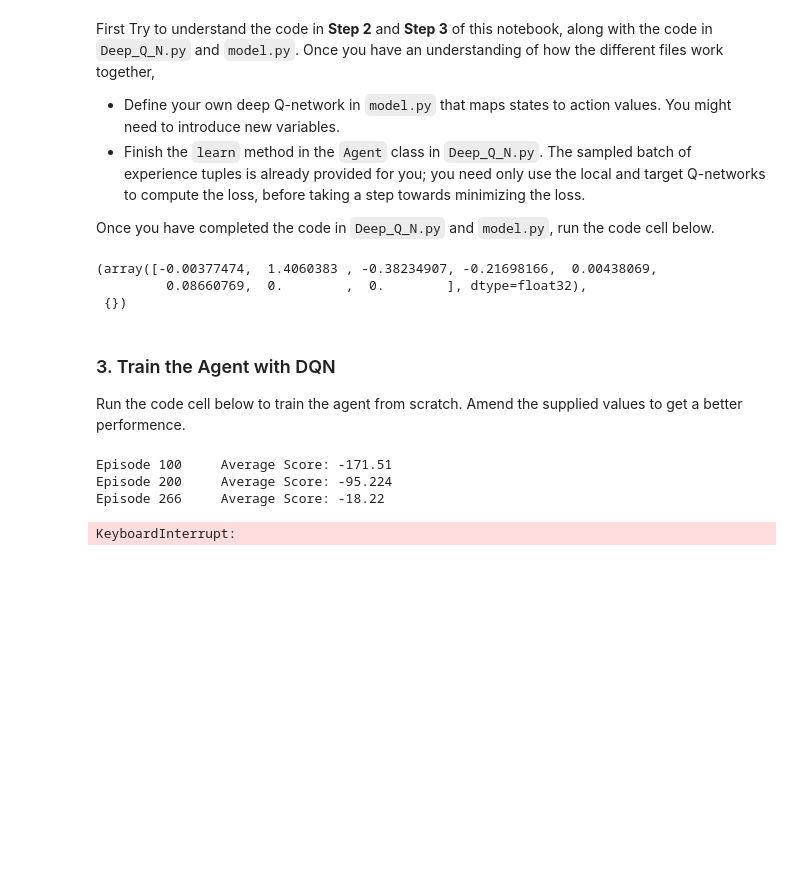
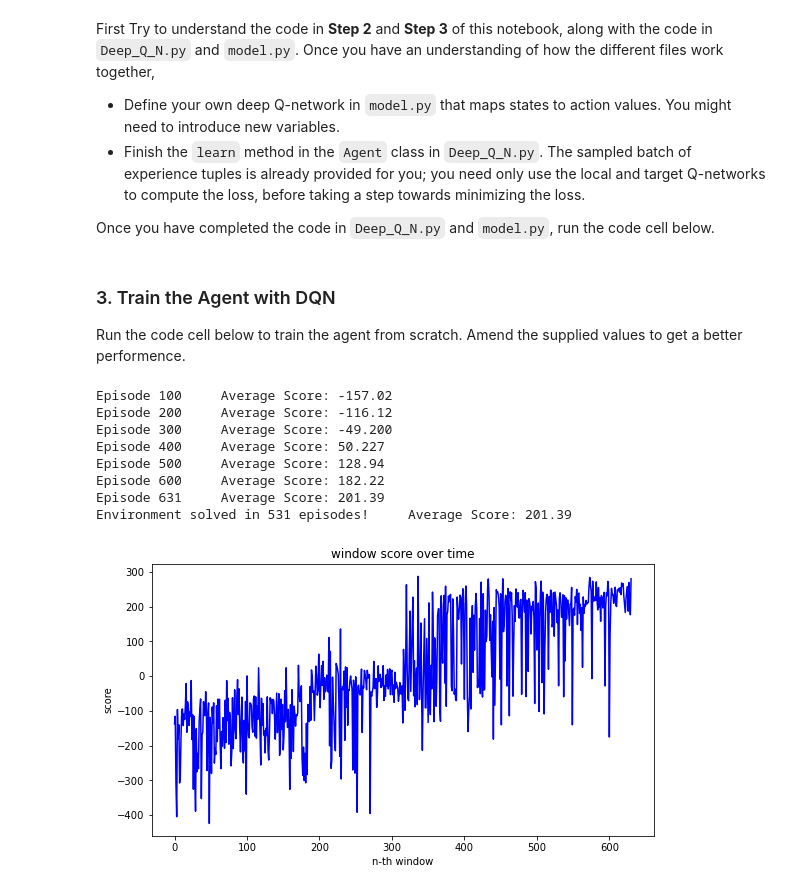
Before and after one commit to soligits/lunar-lander-rl, a Jupyter notebook: Deep_Q_Network.ipynb, the cells around one changed output. Drawn from its saved outputs; the diff is of its cells as text; code cells hidden in the pictures; blank space fills up the shorter version.

```diff
--- a/Deep_Q_Network.ipynb
+++ b/Deep_Q_Network.ipynb
@@ -58,19 +45,13 @@ from Deep_Q_N import Agent
 agent = Agent(state_size=8, action_size=4, seed=0)
 
 # watch an untrained agent
-state = env.reset()[0]
+state = env.reset(seed=0)[0]
 for j in range(200):
     action = agent.act(state)
     env.render()
     state, reward, done, _, _ = env.step(action)
     if done:
         break
-
-env.reset()
-# %% [output]
-(array([-0.00377474,  1.4060383 , -0.38234907, -0.21698166,  0.00438069,
-         0.08660769,  0.        ,  0.        ], dtype=float32),
- {})
 # %% [markdown]
 ### 3. Train the Agent with DQN
 
@@ -83,44 +64,54 @@ def dqn(n_episodes=2000, max_t=1000, eps_start=1.0, eps_end=0.01, eps_decay=0.99
     ======
         n_episodes (int): maximum number of training episodes
         max_t (int): maximum number of timesteps per episode
         eps_start (float): starting value of epsilon, for epsilon-greedy action selection
         eps_end (float): minimum value of epsilon
         eps_decay (float): multiplicative factor (per episode) for decreasing epsilon
     """
-    scores = []  # list containing scores from each episode
+    scores = []                        # list containing scores from each episode
     scores_window = deque(maxlen=100)  # last 100 scores
-    eps = eps_start  # initialize epsilon
-    for i_episode in range(1, n_episodes + 1):
+    eps = eps_start                    # initialize epsilon
+    for i_episode in range(1, n_episodes+1):
         state = env.reset()[0]
         score = 0
         for t in range(max_t):
             action = agent.act(state, eps)
             next_state, reward, done, _, _ = env.step(action)
             agent.step(state, action, reward, next_state, done)
             state = next_state
             score += reward
             if done:
                 break
-        scores_window.append(score)  # save most recent score
-        scores.append(score)  # save most recent score
-        eps = max(eps_end, eps_decay * eps)  # decrease epsilon
+        scores_window.append(score)       # save most recent score
+        scores.append(score)              # save most recent score
+        eps = max(eps_end, eps_decay*eps) # decrease epsilon
         print('\rEpisode {}\tAverage Score: {:.2f}'.format(i_episode, np.mean(scores_window)), end="")
         if i_episode % 100 == 0:
             print('\rEpisode {}\tAverage Score: {:.2f}'.format(i_episode, np.mean(scores_window)))
-        if np.mean(scores_window) >= 200.0:
-            print('\nEnvironment solved in {:d} episodes!\tAverage Score: {:.2f}'.format(i_episode - 100,
-                                                                                         np.mean(scores_window)))
+        if np.mean(scores_window)>=200.0:
+            print('\nEnvironment solved in {:d} episodes!\tAverage Score: {:.2f}'.format(i_episode-100, np.mean(scores_window)))
             torch.save(agent.qnetwork_local.state_dict(), 'checkpoint.pth')
             break
     return scores
-
 
 scores = dqn()
 
 # plot the scores
 # Your Code Here
+plt.figure(figsize=(9, 5))
+plt.plot(scores, 'b-')
+plt.title('window score over time')
+plt.xlabel('n-th window')
+plt.ylabel('score')
+plt.plot()
+plt.show()
 # %% [output]
-Episode 100     Average Score: -171.51
-Episode 200     Average Score: -95.224
-Episode 266     Average Score: -18.22
+Episode 100     Average Score: -157.02
+Episode 200     Average Score: -116.12
+Episode 300     Average Score: -49.200
+Episode 400     Average Score: 50.227
+Episode 500     Average Score: 128.94
+Episode 600     Average Score: 182.22
+Episode 631     Average Score: 201.39
+Environment solved in 531 episodes!     Average Score: 201.39
-KeyboardInterrupt:
+[figure, added]
```
Also changed, not shown: parts of 5 cells of this notebook, 2 other files.
